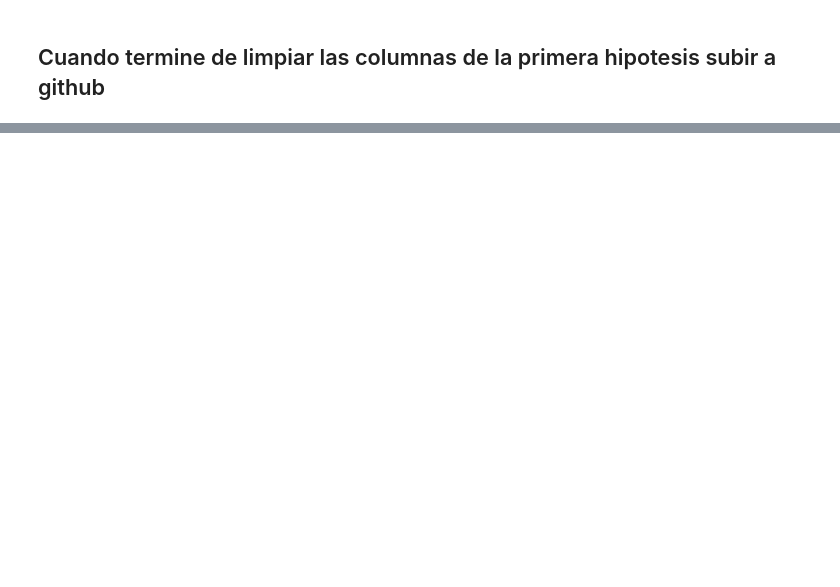
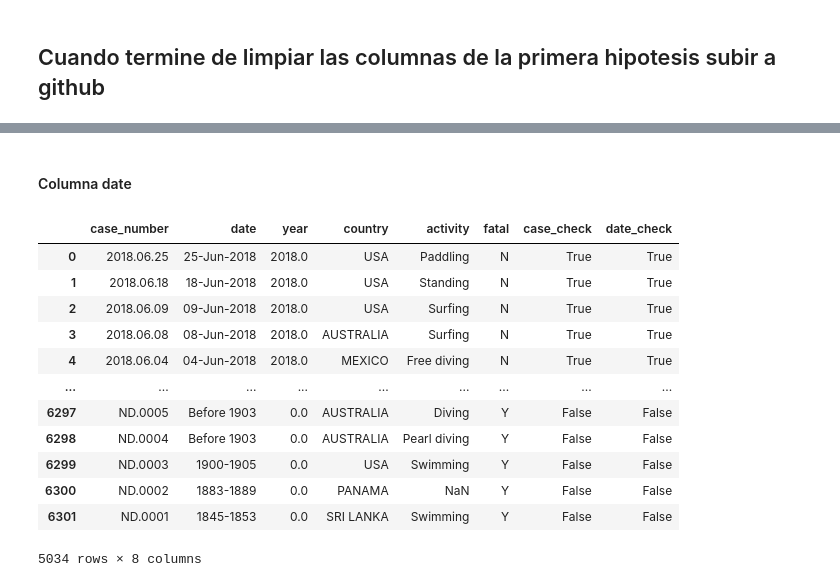
Before and after one commit to georginamanyanic/Project-1, a Jupyter notebook: clean.ipynb, the cells around one changed output, grey strips where cells are left out. Saved outputs shown, nothing was run; the diff lists cells and outputs as text; code cells hidden in the pictures; blank space fills up the shorter version.

```diff
--- a/clean.ipynb
+++ b/clean.ipynb
@@ -104,0 +262,3 @@ df
+# %%
+df2.dropna(subset=['date','case_number','year'],inplace=True)
+df2
@@ -104,0 +300,4 @@ df
+# %%
+#Remove suffix .letra usando regex, pj.ej: 2001.04.11.d transformar a 2001.04.11
+df2['case_number']=df2['case_number'].str.replace(r'\.\w$', '', regex=True)
+df2
@@ -104,0 +320,10 @@ df
+# %%
+def check_format_case (x):
+    check = 0
+    if re.search ('^\d{4}.\d{2}.\d{2}', str(x)) and str(x)[5:7] != '00': #busca si el valor de la columna df.case_number tiene este patron de regex
+        check = True
+    else:
+        check = False
+    return check #Devuelves check que es lo que quieres aplicar ala nueva columna
+
+df2['case_check'] = df2['case_number'].apply(check_format_case) #Aplicas esta función a cada uno de los valores de la column case que se añadira en la nueva columna
@@ -104,0 +341,28 @@ df
+# %% [markdown]
+#### Columna date
+# %%
+def check_format_date (x):
+    check = 0
+    if re.search ("^\s*\d{1,2}-\w{3,}-\d{2,4}", x): #busca si el valor de la columna df.date tiene este patron de regex
+        check = True
+    else:
+        check = False
+    return check #Devuelves check que es lo que quieres aplicar ala nueva columna
+
+df2['date_check'] = df2['date'].apply(check_format_date) #Aplicas esta función a cada uno de los valores de la column date que se añadira en la nueva columna
+# %%
+df2
+# %% [output]
+|  | case_number | date | year | country | activity | fatal | case_check | date_check |
+| 0 | 2018.06.25 | 25-Jun-2018 | 2018.0 | USA | Paddling | N | True | True |
+| 1 | 2018.06.18 | 18-Jun-2018 | 2018.0 | USA | Standing | N | True | True |
+| 2 | 2018.06.09 | 09-Jun-2018 | 2018.0 | USA | Surfing | N | True | True |
+| 3 | 2018.06.08 | 08-Jun-2018 | 2018.0 | AUSTRALIA | Surfing | N | True | True |
+| 4 | 2018.06.04 | 04-Jun-2018 | 2018.0 | MEXICO | Free diving | N | True | True |
+| ... | ... | ... | ... | ... | ... | ... | ... | ... |
+| 6297 | ND.0005 | Before 1903 | 0.0 | AUSTRALIA | Diving | Y | False | False |
+| 6298 | ND.0004 | Before 1903 | 0.0 | AUSTRALIA | Pearl diving | Y | False | False |
+| 6299 | ND.0003 | 1900-1905 | 0.0 | USA | Swimming | Y | False | False |
+| 6300 | ND.0002 | 1883-1889 | 0.0 | PANAMA | NaN | Y | False | False |
+| 6301 | ND.0001 | 1845-1853 | 0.0 | SRI LANKA | Swimming | Y | False | False |
+5034 rows × 8 columns
```
Also changed, not shown: parts of 75 cells of this notebook.
